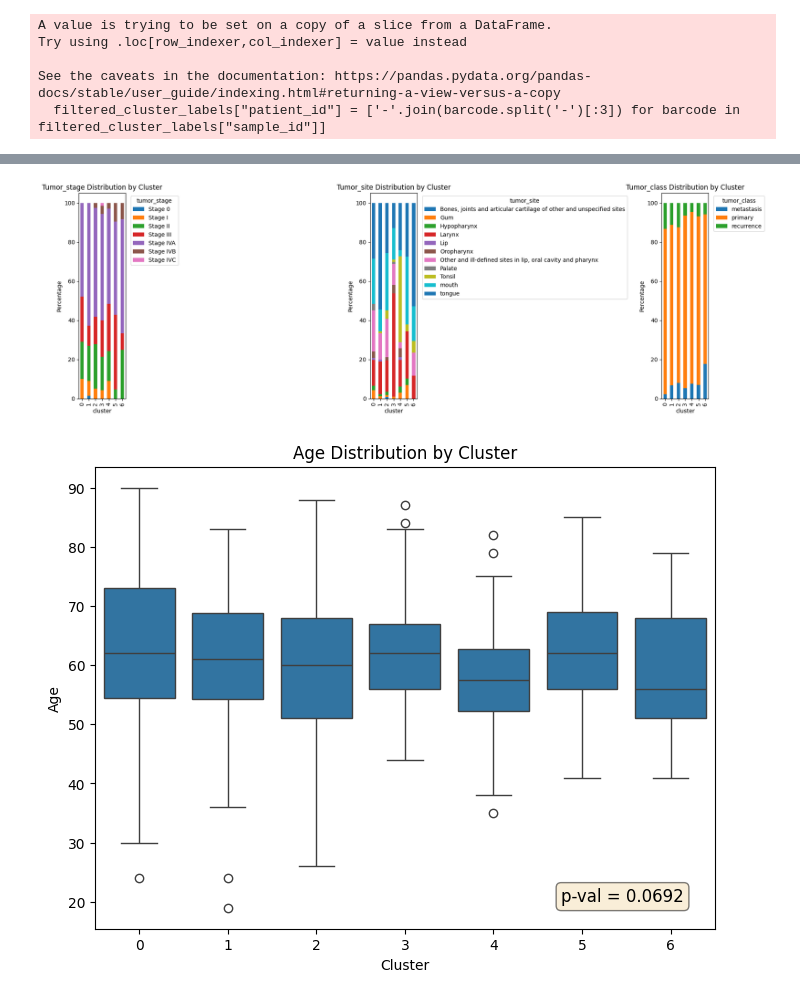
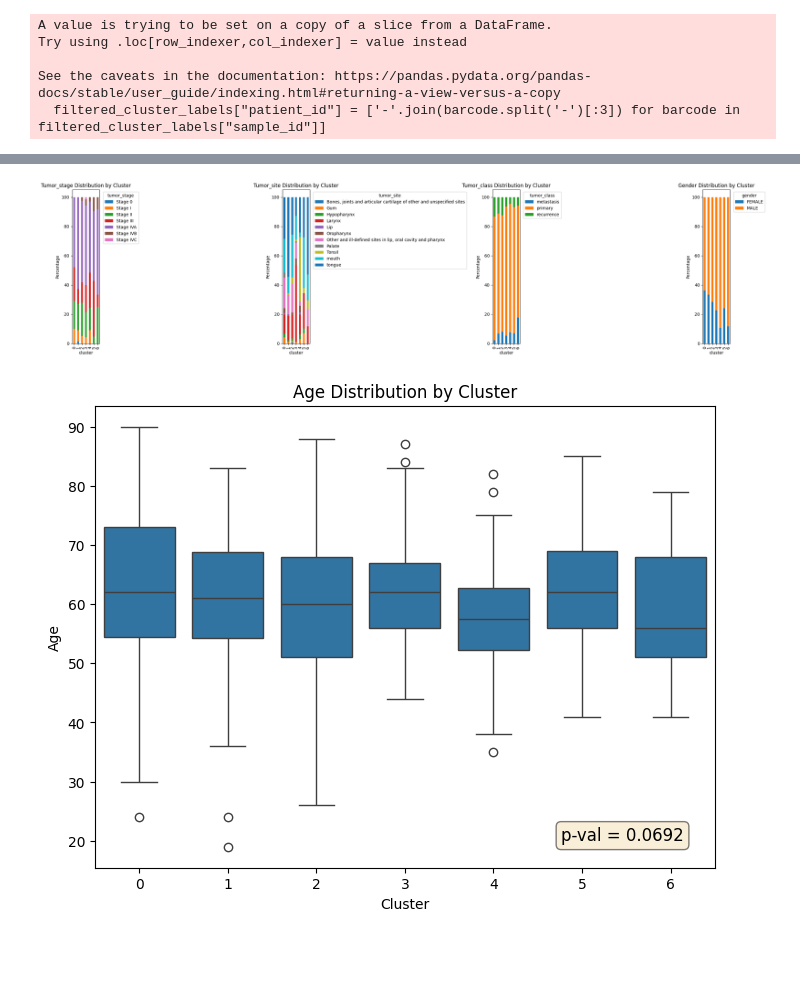
Before and after one commit to Harrison-Q-Ma/BNFO285_Projects, a Jupyter notebook: project_1/Wenshu/qualitative_assessments.ipynb, the cells around one changed output, grey strips where cells are left out. Saved outputs shown, nothing was run; the diff lists cells and outputs as text; code cells hidden in the pictures; blank space fills up the shorter version.

```diff
--- a/project_1/Wenshu/qualitative_assessments.ipynb
+++ b/project_1/Wenshu/qualitative_assessments.ipynb
@@ -97,35 +96,35 @@ cph.print_summary()  # Displays hazard ratios, confidence intervals, and p-value
 # ============================================================
 # We will produce one stacked bar plot per variable.
 # In each plot the x-axis corresponds to the groups (here: clusters)
 # and the bars show the relative percentages of each category for the variable.
 
-variables = ['tumor_stage', 'tumor_site', 'tumor_class']
+variables = ['tumor_stage', 'tumor_site', 'tumor_class', "gender"]
 
 # Create one subplot per variable
 fig, axes = plt.subplots(1, len(variables), figsize=(6 * len(variables), 6))
 
 # Iterate over the variables and plot each as a stacked bar chart
 for ax, var in zip(axes, variables):
     # Create a contingency table of cluster vs the current variable.
     # The option normalize='index' computes the proportions within each cluster,
     # and multiplying by 100 converts those to percentages.
     ct = pd.crosstab(df['cluster'], df[var], normalize='index') * 100
 
     # Plot the stacked bar chart.
     ct.plot(kind='bar', stacked=True, ax=ax)
 
     # Set labels and title.
     ax.set_ylabel('Percentage')
     ax.set_title(f'{var.capitalize()} Distribution by Cluster')
 
     # Place the legend outside for better readability.
     ax.legend(title=var, bbox_to_anchor=(1.05, 1), loc='upper left')
 
 # Improve layout so the subplots don’t overlap.
 plt.tight_layout()
 plt.show()
 # %% [output]
-[figure, old version]
+[figure, new version]
 # %%
 # ============================================================
 # Create Boxplot: Age distribution by Cluster
```
Also changed, not shown: parts of 2 cells of this notebook, 1 other file.
